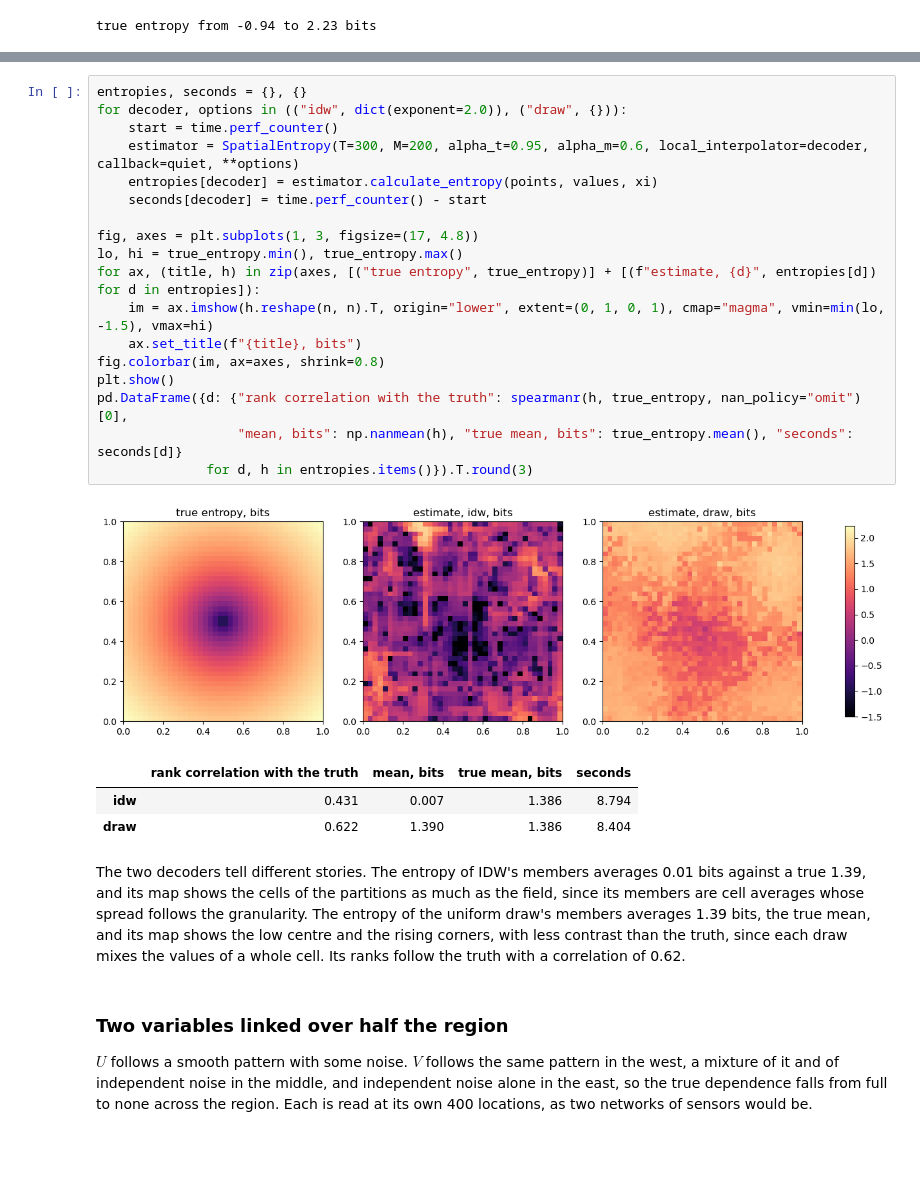
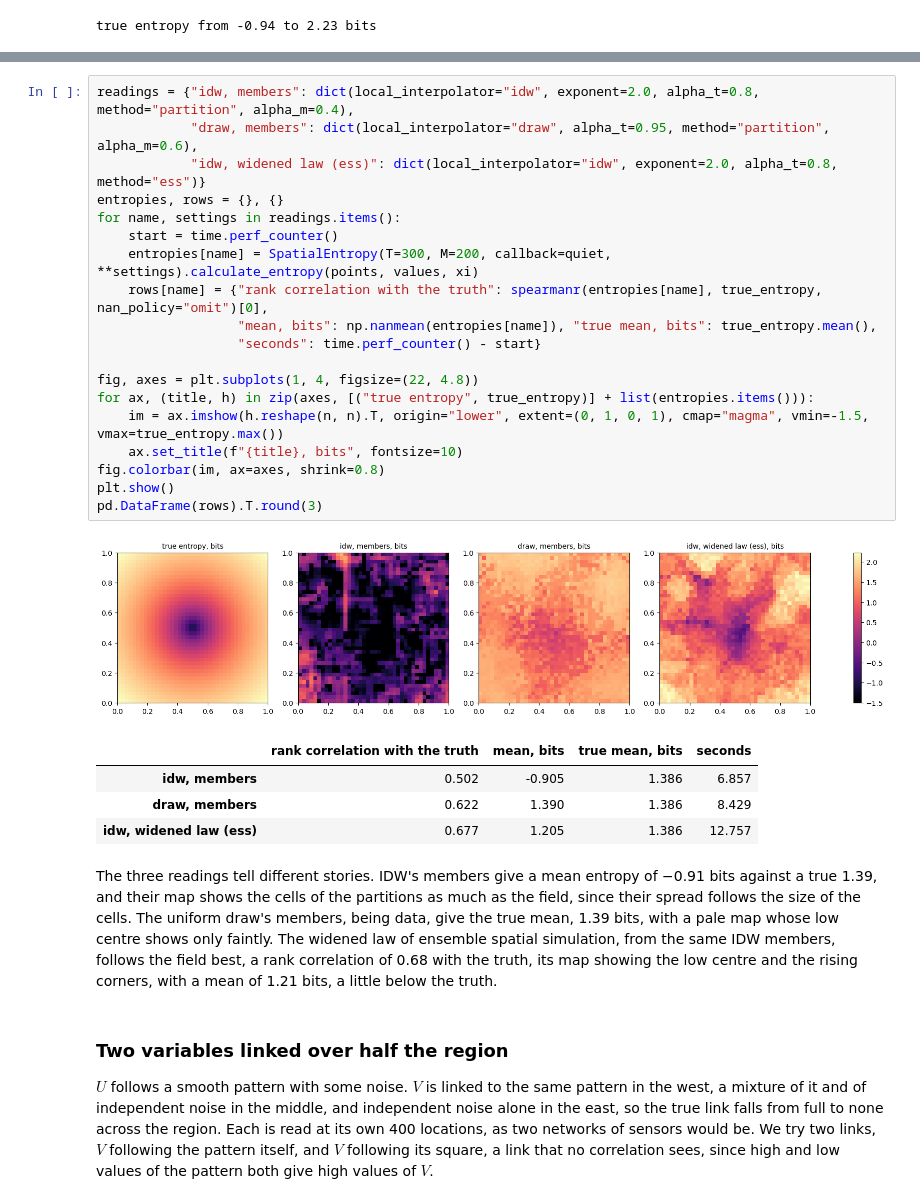
Before and after one commit to alges/spatialize-examples, a Jupyter notebook: examples/12_information/28_entropy_and_mutual_information.ipynb, the cells around one changed output, grey strips where cells are left out. Drawn from its saved outputs; the diff is of its cells as text; blank space fills up the shorter version.

Commit message:
Notebooks 20 (identifiability, the exact example), 26 (samples along the channels), 28 (rebuilt on the co-located mutual information and the ESS entropy)

```diff
--- a/examples/12_information/28_entropy_and_mutual_information.ipynb
+++ b/examples/12_information/28_entropy_and_mutual_information.ipynb
@@ -82,39 +88,42 @@ locations and 0.6 for the values, was set on this field.
 # %%
-entropies, seconds = {}, {}
-for decoder, options in (("idw", dict(exponent=2.0)), ("draw", {})):
+readings = {"idw, members": dict(local_interpolator="idw", exponent=2.0, alpha_t=0.8, method="partition", alpha_m=0.4),
+            "draw, members": dict(local_interpolator="draw", alpha_t=0.95, method="partition", alpha_m=0.6),
+            "idw, widened law (ess)": dict(local_interpolator="idw", exponent=2.0, alpha_t=0.8, method="ess")}
+entropies, rows = {}, {}
+for name, settings in readings.items():
     start = time.perf_counter()
-    estimator = SpatialEntropy(T=300, M=200, alpha_t=0.95, alpha_m=0.6, local_interpolator=decoder, callback=quiet, **options)
-    entropies[decoder] = estimator.calculate_entropy(points, values, xi)
-    seconds[decoder] = time.perf_counter() - start
+    entropies[name] = SpatialEntropy(T=300, M=200, callback=quiet, **settings).calculate_entropy(points, values, xi)
+    rows[name] = {"rank correlation with the truth": spearmanr(entropies[name], true_entropy, nan_policy="omit")[0],
+                  "mean, bits": np.nanmean(entropies[name]), "true mean, bits": true_entropy.mean(),
+                  "seconds": time.perf_counter() - start}
 
-fig, axes = plt.subplots(1, 3, figsize=(17, 4.8))
-lo, hi = true_entropy.min(), true_entropy.max()
-for ax, (title, h) in zip(axes, [("true entropy", true_entropy)] + [(f"estimate, {d}", entropies[d]) for d in entropies]):
-    im = ax.imshow(h.reshape(n, n).T, origin="lower", extent=(0, 1, 0, 1), cmap="magma", vmin=min(lo, -1.5), vmax=hi)
-    ax.set_title(f"{title}, bits")
+fig, axes = plt.subplots(1, 4, figsize=(22, 4.8))
+for ax, (title, h) in zip(axes, [("true entropy", true_entropy)] + list(entropies.items())):
+    im = ax.imshow(h.reshape(n, n).T, origin="lower", extent=(0, 1, 0, 1), cmap="magma", vmin=-1.5, vmax=true_entropy.max())
+    ax.set_title(f"{title}, bits", fontsize=10)
 fig.colorbar(im, ax=axes, shrink=0.8)
 plt.show()
-pd.DataFrame({d: {"rank correlation with the truth": spearmanr(h, true_entropy, nan_policy="omit")[0],
-                  "mean, bits": np.nanmean(h), "true mean, bits": true_entropy.mean(), "seconds": seconds[d]}
-              for d, h in entropies.items()}).T.round(3)
+pd.DataFrame(rows).T.round(3)
 # %% [output]
-[figure, old version]
+[figure, new version]
 |  | rank correlation with the truth | mean, bits | true mean, bits | seconds |
-| idw | 0.431 | 0.007 | 1.386 | 8.794 |
-| draw | 0.622 | 1.390 | 1.386 | 8.404 |
+| idw, members | 0.502 | -0.905 | 1.386 | 6.857 |
+| draw, members | 0.622 | 1.390 | 1.386 | 8.429 |
+| idw, widened law (ess) | 0.677 | 1.205 | 1.386 | 12.757 |
 # %% [markdown]
-The two decoders tell different stories. The entropy of IDW's members averages 0.01 bits against a true
-1.39, and its map shows the cells of the partitions as much as the field, since its members are cell
-averages whose spread follows the granularity. The entropy of the uniform draw's members averages 1.39
-bits, the true mean, and its map shows the low centre and the rising corners, with less contrast than
-the truth, since each draw mixes the values of a whole cell. Its ranks follow the truth with a
-correlation of 0.62.
+The three readings tell different stories. IDW's members give a mean entropy of −0.91 bits against a
+true 1.39, and their map shows the cells of the partitions as much as the field, since their spread
+follows the size of the cells. The uniform draw's members, being data, give the true mean, 1.39 bits,
+with a pale map whose low centre shows only faintly. The widened law of ensemble spatial simulation,
+from the same IDW members, follows the field best, a rank correlation of 0.68 with the truth, its map
+showing the low centre and the rising corners, with a mean of 1.21 bits, a little below the truth.
 # %% [markdown]
 ### Two variables linked over half the region
 
-$U$ follows a smooth pattern with some noise. $V$ follows the same pattern in the west, a mixture of it
-and of independent noise in the middle, and independent noise alone in the east, so the true dependence
-falls from full to none across the region. Each is read at its own 400 locations, as two networks of
-sensors would be.
+$U$ follows a smooth pattern with some noise. $V$ is linked to the same pattern in the west, a mixture of
+it and of independent noise in the middle, and independent noise alone in the east, so the true link falls
+from full to none across the region. Each is read at its own 400 locations, as two networks of sensors
+would be. We try two links, $V$ following the pattern itself, and $V$ following its square, a link that
+no correlation sees, since high and low values of the pattern both give high values of $V$.
 # %%
 pattern = lambda x: np.sin(6 * x[:, 0]) + np.cos(5 * x[:, 1])
```
Also changed, not shown: parts of 11 cells of this notebook, 2 other files.
